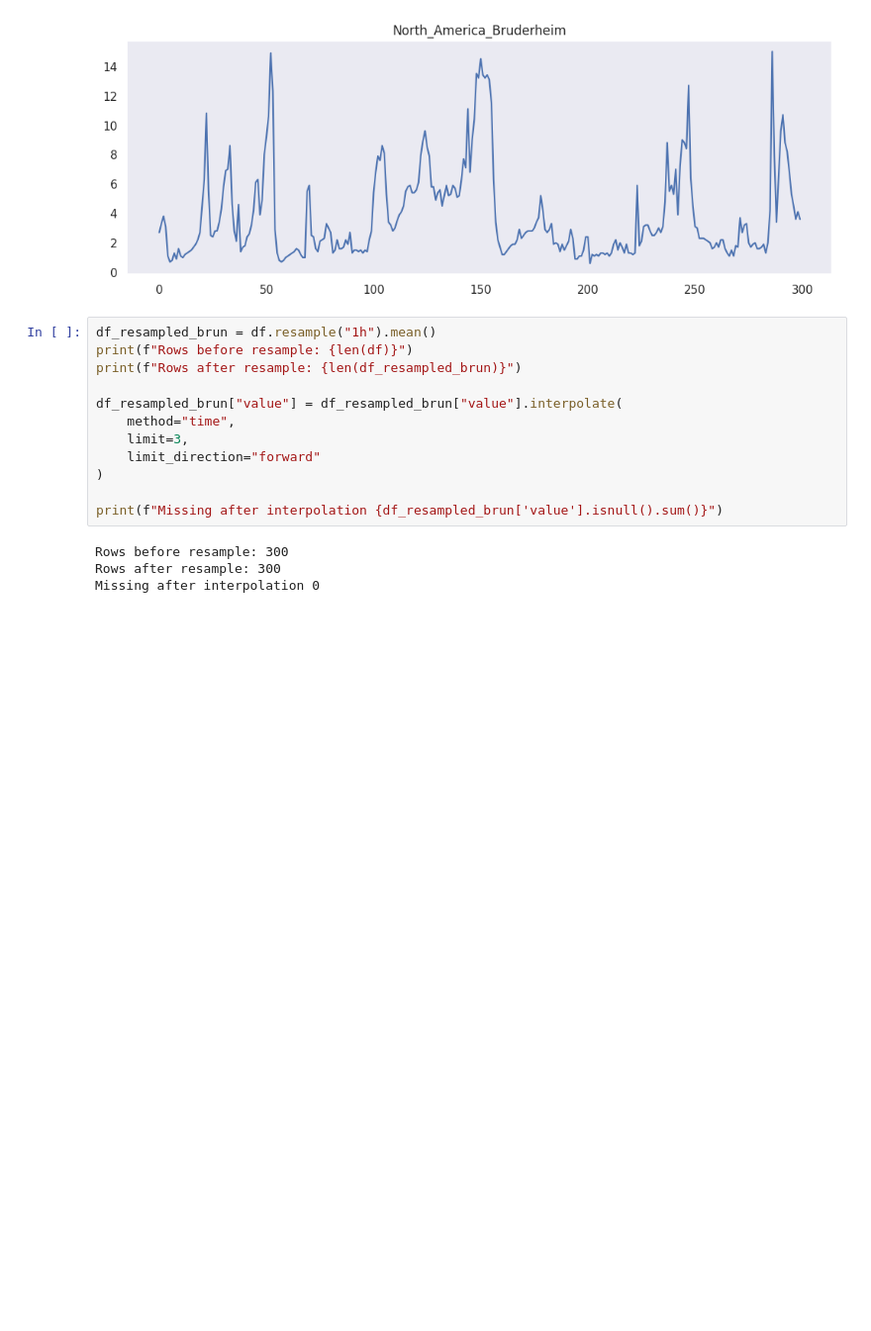
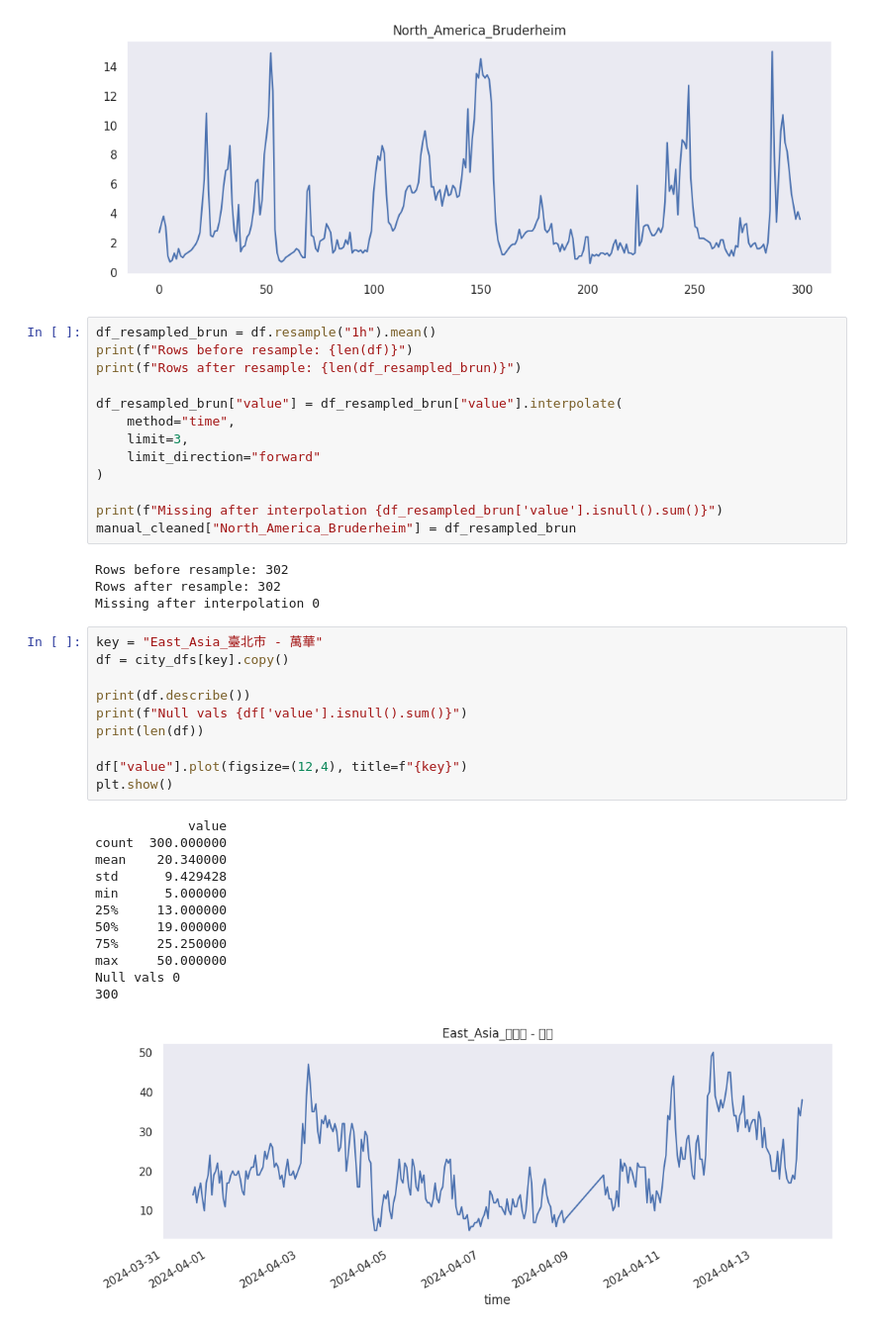
Before and after one commit to hsunh18/aq-ml-pipeline, a Jupyter notebook: REU.ipynb, the cells around one changed output. Shown at 99% size. Drawn from its saved outputs; the diff is of its cells as text; blank space fills up the shorter version.

```diff
--- a/REU.ipynb
+++ b/REU.ipynb
@@ -820,7 +821,31 @@ df_resampled_brun["value"] = df_resampled_brun["value"].interpolate(
 )
 
 print(f"Missing after interpolation {df_resampled_brun['value'].isnull().sum()}")
+manual_cleaned["North_America_Bruderheim"] = df_resampled_brun
 # %% [output]
-Rows before resample: 300
-Rows after resample: 300
+Rows before resample: 302
+Rows after resample: 302
 Missing after interpolation 0
+# %%
+key = "East_Asia_臺北市 - 萬華"
+df = city_dfs[key].copy()
+
+print(df.describe())
+print(f"Null vals {df['value'].isnull().sum()}")
+print(len(df))
+
+df["value"].plot(figsize=(12,4), title=f"{key}")
+plt.show()
+# %% [output]
+            value
+count  300.000000
+mean    20.340000
+std      9.429428
+min      5.000000
+25%     13.000000
+50%     19.000000
+75%     25.250000
+max     50.000000
+Null vals 0
+300
+[figure, added]
```
Also changed, not shown: parts of 3 cells of this notebook.
